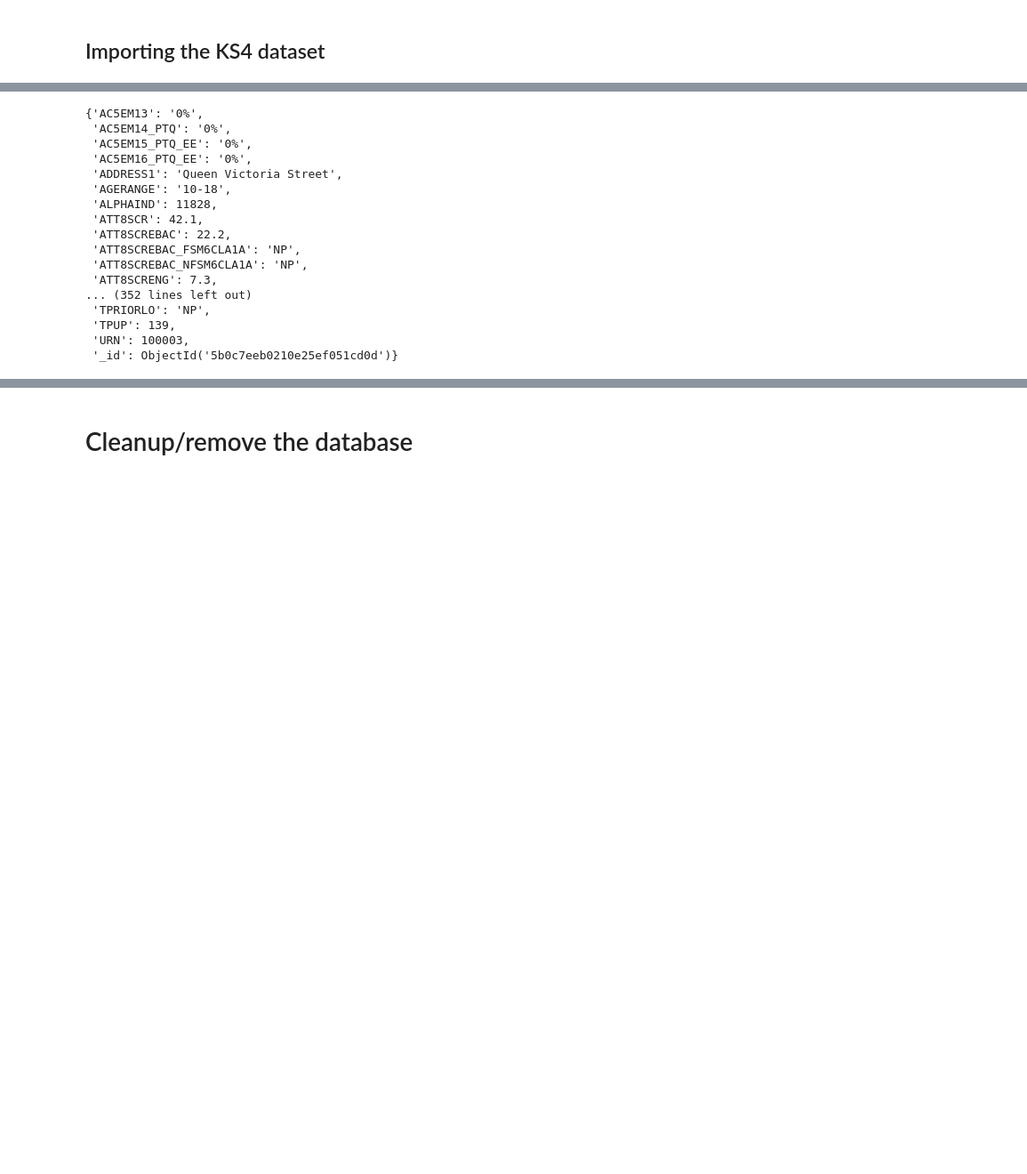
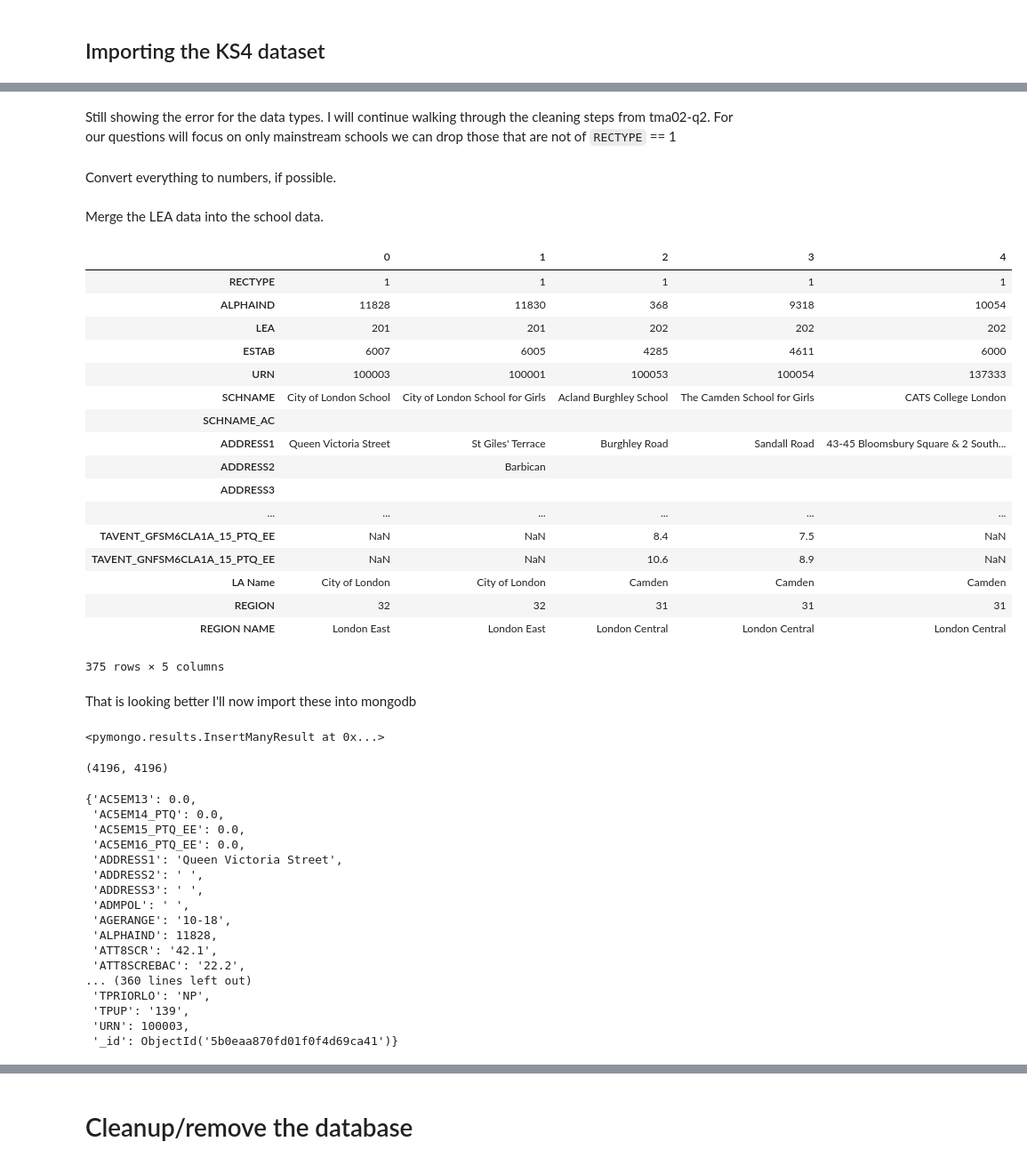
Before and after one commit to snowkuma/tm351-notebooks, a Jupyter notebook: __dcs283_EMA_2017J/_EMA_2017J/ema_project_notebook.ipynb, the cells around one changed output, grey strips where cells are left out. Shown at 89% size. Cells and saved outputs as stored; diff of their text form; code cells hidden in the pictures; blank space fills up the shorter version.

Commit message:
finished import

```diff
--- a/__dcs283_EMA_2017J/_EMA_2017J/ema_project_notebook.ipynb
+++ b/__dcs283_EMA_2017J/_EMA_2017J/ema_project_notebook.ipynb
@@ -654,0 +915,2 @@ Great that is all the meta data handled, and we can now go about importing the K
+# %%
+percent_converters = {c: p2f for c in percent_cols}
@@ -654,0 +919,38 @@ Great that is all the meta data handled, and we can now go about importing the K
+# %%
+ks4_df = pd.read_csv('data/2015-2016/england_ks4final.csv',
+                     na_values=['SUPP', 'NEW', 'LOWCOV', 'NA', ''],
+                     converters=percent_converters)
+# %% [markdown]
+Still showing the error for the data types.  I will continue walking through the cleaning steps from tma02-q2.  For our questions will focus on only mainstream schools we can drop those that are not of `RECTYPE` == 1
+# %%
+ks4_df = ks4_df[ks4_df['RECTYPE'] == 1]
+# %% [markdown]
+Convert everything to numbers, if possible.
+# %%
+ks4_df = ks4_df.apply(pd.to_numeric, errors='ignore')
+# %% [markdown]
+Merge the LEA data into the school data.
+# %%
+ks4_df = pd.merge(ks4_df, leas_df, on=['LEA'])
+ks4_df.head().T
+# %% [output]
+|  | 0 | 1 | 2 | 3 | 4 |
+| RECTYPE | 1 | 1 | 1 | 1 | 1 |
+| ALPHAIND | 11828 | 11830 | 368 | 9318 | 10054 |
+| LEA | 201 | 201 | 202 | 202 | 202 |
+| ESTAB | 6007 | 6005 | 4285 | 4611 | 6000 |
+| URN | 100003 | 100001 | 100053 | 100054 | 137333 |
+| SCHNAME | City of London School | City of London School for Girls | Acland Burghley School | The Camden School for Girls | CATS College London |
+| SCHNAME_AC |  |  |  |  |  |
+| ADDRESS1 | Queen Victoria Street | St Giles' Terrace | Burghley Road | Sandall Road | 43-45 Bloomsbury Square & 2 South... |
+| ADDRESS2 |  | Barbican |  |  |  |
+| ADDRESS3 |  |  |  |  |  |
+| ... | ... | ... | ... | ... | ... |
+| TAVENT_GFSM6CLA1A_15_PTQ_EE | NaN | NaN | 8.4 | 7.5 | NaN |
+| TAVENT_GNFSM6CLA1A_15_PTQ_EE | NaN | NaN | 10.6 | 8.9 | NaN |
+| LA Name | City of London | City of London | Camden | Camden | Camden |
+| REGION | 32 | 32 | 31 | 31 | 31 |
+| REGION NAME | London East | London East | London Central | London Central | London Central |
+375 rows × 5 columns
+# %% [markdown]
+That is looking better I'll now import these into mongodb
@@ -655,21 +960,30 @@ Great that is all the meta data handled, and we can now go about importing the K
+# %%
+# insert the cleaned dataframe to the database
+ks4.insert_many(ks4_df.to_dict('records'))
+# %% [output]
+<pymongo.results.InsertManyResult at 0x...>
+# %%
+# check that the correct number of documents were included
+len(ks4_df), ks4.find().count()
+# %% [output]
+(4196, 4196)
 # %%
-ks4 = db.ks4
 ks4.find_one()
 # %% [output]
-{'AC5EM13': '0%',
- 'AC5EM14_PTQ': '0%',
- 'AC5EM15_PTQ_EE': '0%',
- 'AC5EM16_PTQ_EE': '0%',
+{'AC5EM13': 0.0,
+ 'AC5EM14_PTQ': 0.0,
+ 'AC5EM15_PTQ_EE': 0.0,
+ 'AC5EM16_PTQ_EE': 0.0,
  'ADDRESS1': 'Queen Victoria Street',
+ 'ADDRESS2': ' ',
+ 'ADDRESS3': ' ',
+ 'ADMPOL': ' ',
  'AGERANGE': '10-18',
  'ALPHAIND': 11828,
- 'ATT8SCR': 42.1,
- 'ATT8SCREBAC': 22.2,
- 'ATT8SCREBAC_FSM6CLA1A': 'NP',
- 'ATT8SCREBAC_NFSM6CLA1A': 'NP',
- 'ATT8SCRENG': 7.3,
-... (352 lines left out)
+ 'ATT8SCR': '42.1',
+ 'ATT8SCREBAC': '22.2',
+... (360 lines left out)
  'TPRIORLO': 'NP',
- 'TPUP': 139,
+ 'TPUP': '139',
  'URN': 100003,
- '_id': ObjectId('5b0c7eeb0210e25ef051cd0d')}
+ '_id': ObjectId('5b0eaa870fd01f0f4d69ca41')}
```
Also changed, not shown: parts of 57 cells of this notebook, 1 other file.
